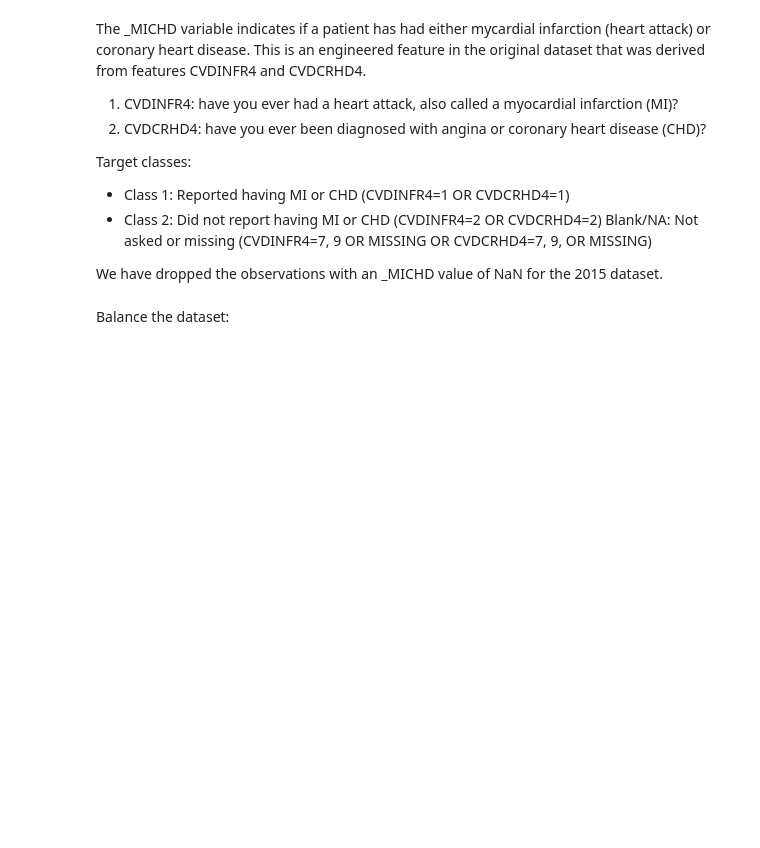
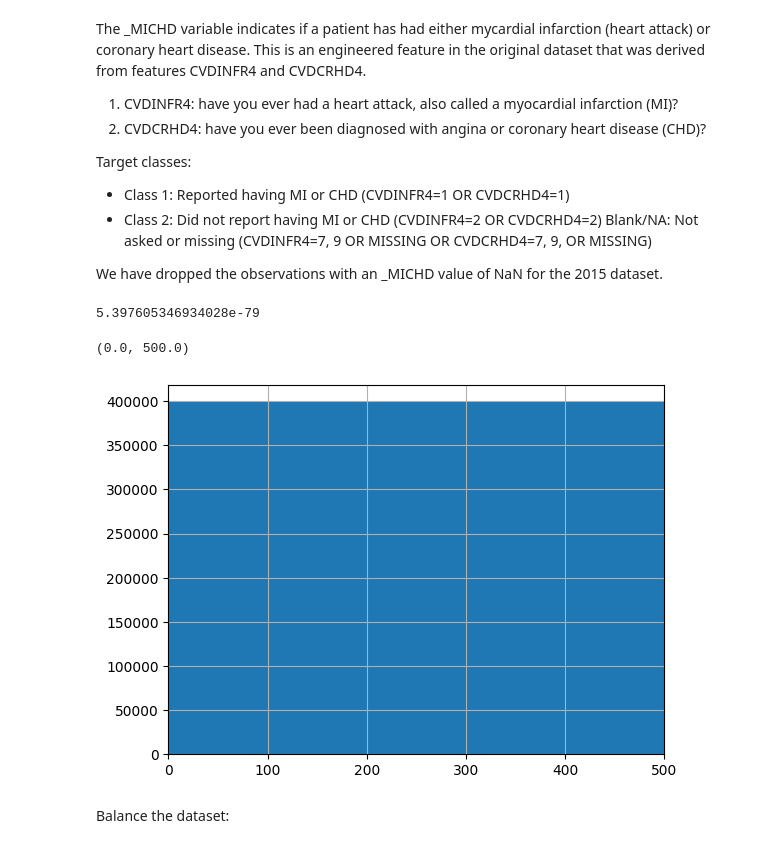
Before and after one commit to Madelinehazel/UofT_3253_term_project, a Jupyter notebook: notebooks/heart_disease_data_cleaning.ipynb, the cells around one changed output. Drawn from its saved outputs; the diff is of its cells as text; code cells hidden in the pictures; blank space fills up the shorter version.

```diff
--- a/notebooks/heart_disease_data_cleaning.ipynb
+++ b/notebooks/heart_disease_data_cleaning.ipynb
@@ -66,6 +66,16 @@ We have dropped the observations with an _MICHD value of NaN for the 2015 datase
 data["_MICHD"] = data["_MICHD"].map(lambda x: 0 if x == 2 else 1)
 # drop "CVDINFR4", "CVDCRHD4", since these were used to engineer the _MICHD target
 data = data.drop(["CVDINFR4", "CVDCRHD4"], axis=1)
+# %%
+5.397605346934028e-79
+# %% [output]
+5.397605346934028e-79
+# %%
+data["ORNGDAY_"].hist()
+plt.xlim(0, 500)
+# %% [output]
+(0.0, 500.0)
+[figure, added]
 # %% [markdown]
 Balance the dataset:
 # %%
```
Also changed, not shown: parts of 14 cells of this notebook.
